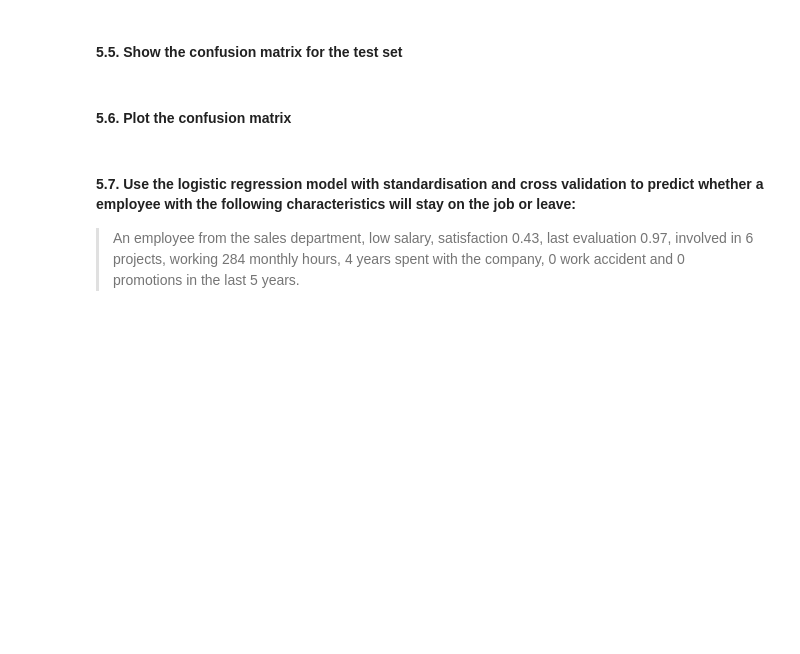
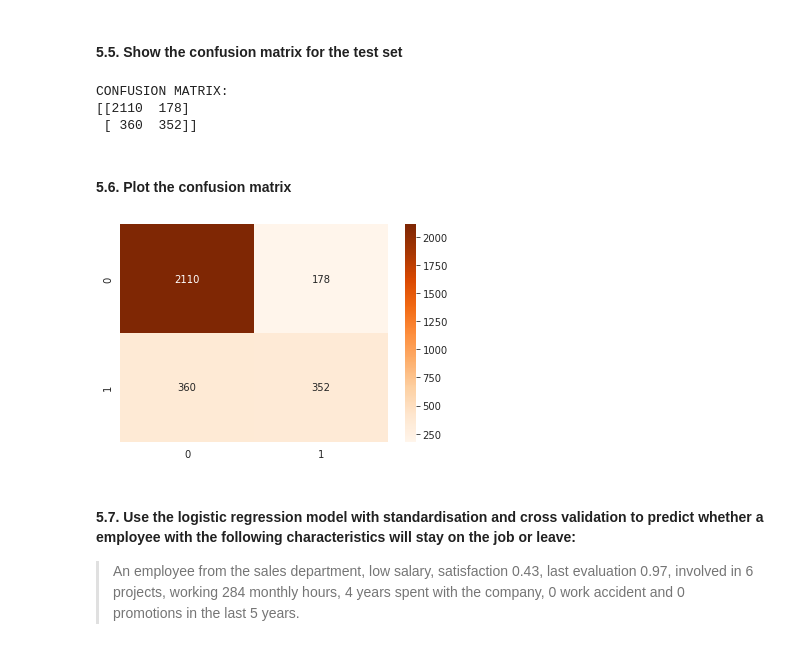
Before and after one commit to KsibiI/DM-ML-Assignment2, a Jupyter notebook: Copie_de_Assignment2.ipynb, the cells around one changed output. Drawn from its saved outputs; the diff is of its cells as text; code cells hidden in the pictures; blank space fills up the shorter version.

```diff
--- a/Copie_de_Assignment2.ipynb
+++ b/Copie_de_Assignment2.ipynb
@@ -418,9 +418,3 @@ y = df["left"].values
 Train a Logistic Regression model with Cross Validation on the pre-processed dataset to which you applied standardisation. Use the same parameters for LogisticRegressionCV as before. These are copied below.
 
 `LogisticRegressionCV(solver='lbfgs', cv=5, max_iter=1000, random_state=72)`
-# %%
-# your code here
-X_train, X_test, y_train, y_test = train_test_split(X, y, test_size=0.2, random_state=72)
-
-LR_cv = LogisticRegressionCV(solver='lbfgs', cv=5, max_iter=1000, random_state=72)
-LR_cv.fit(X_train, y_train)
@@ -475,2 +485,14 @@ ValueError: ignored
+# %%
+# your code here
+def evaluate(true, pred):
+    precision = precision_score(y_test, y_pred)
+    recall = recall_score(y_test, y_pred)
+    f1 = f1_score(y_test, y_pred)
+    print(f"CONFUSION MATRIX:\n{confusion_matrix(true, pred)}")
+evaluate(y_test, y_pred)
+# %% [output]
+CONFUSION MATRIX:
+[[2110  178]
+ [ 360  352]]
 # %% [markdown]
 #### 5.6. Plot the confusion matrix
@@ -479,3 +499,8 @@ ValueError: ignored
+# %%
+# your code here
+sns.heatmap(pd.DataFrame(confusion_matrix(y_test, y_pred)), annot=True, cmap='Oranges', fmt='.4g');
+# %% [output]
+[figure, added]
 # %% [markdown]
 #### 5.7. Use the logistic regression model with standardisation and cross validation to predict whether a employee with the following characteristics will stay on the job or leave:
 
```
Also changed, not shown: parts of 11 cells of this notebook.
